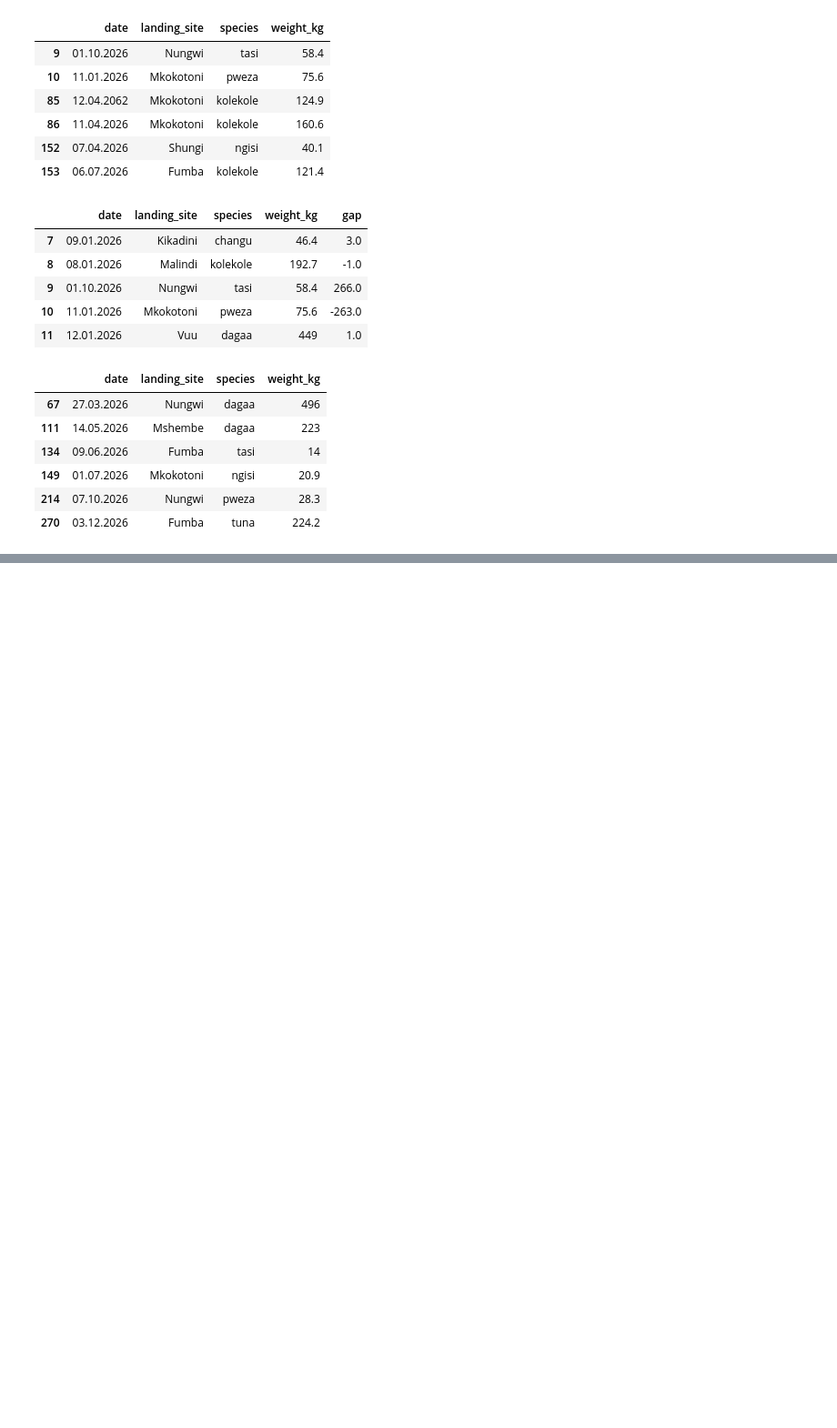
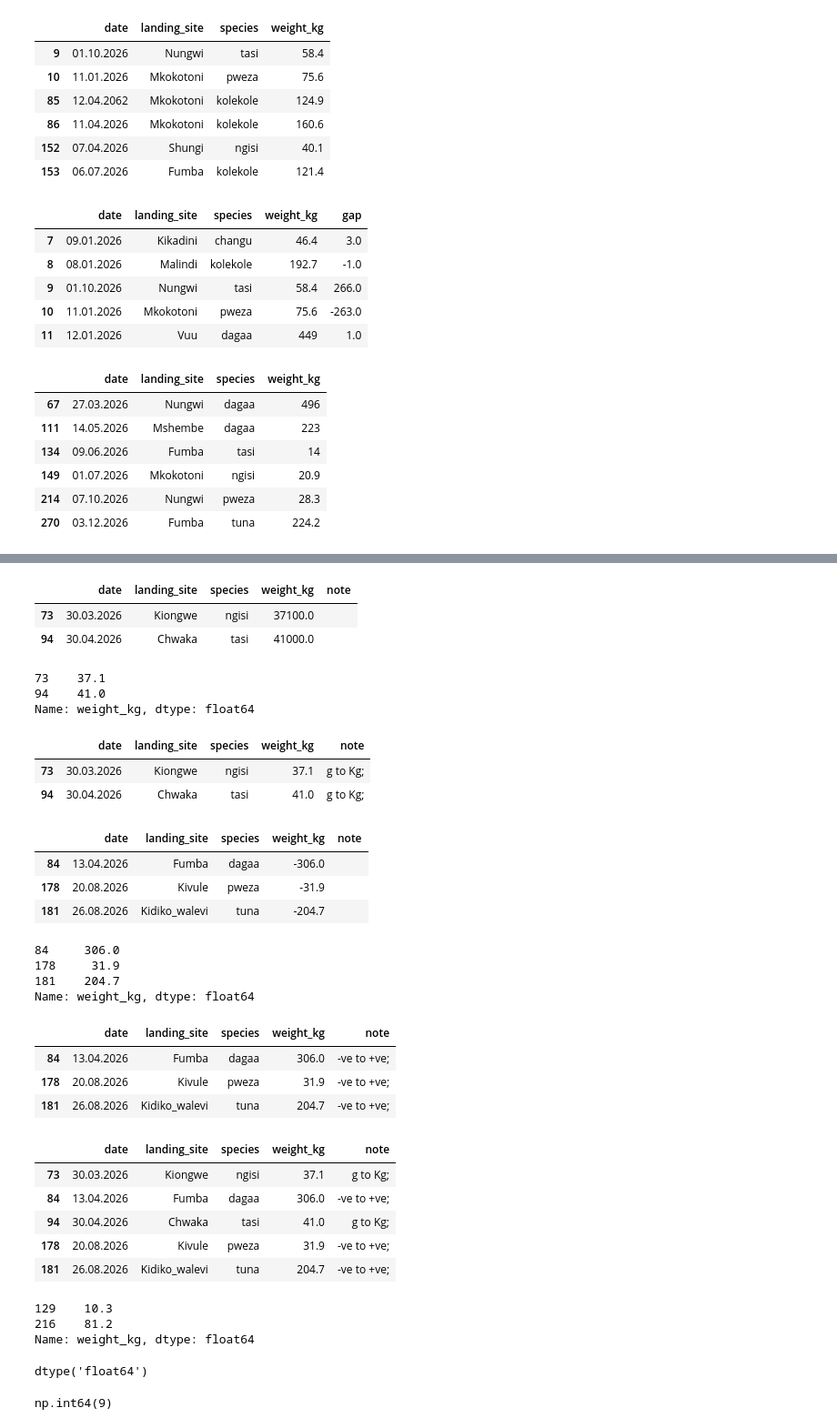
Before and after one commit to GabrielMasala/catch_summariser, a Jupyter notebook: catch_trends.ipynb, the cells around one changed output, grey strips where cells are left out. Shown at 91% size. Drawn from its saved outputs; the diff is of its cells as text; code cells hidden in the pictures; blank space fills up the shorter version.

```diff
--- a/catch_trends.ipynb
+++ b/catch_trends.ipynb
@@ -265,0 +322,6 @@ landings[landings.duplicated()]
+# %%
+landings[grams]
+# %% [output]
+|  | date | landing_site | species | weight_kg | note |
+| 73 | 30.03.2026 | Kiongwe | ngisi | 37100.0 |  |
+| 94 | 30.04.2026 | Chwaka | tasi | 41000.0 |  |
@@ -265,0 +330,64 @@ landings[landings.duplicated()]
+# %%
+landings.loc[grams, "weight_kg"]
+# %% [output]
+73    37.1
+94    41.0
+Name: weight_kg, dtype: float64
+# %%
+landings.loc[grams, "note"] += "g to Kg; "
+# %%
+landings[grams]
+# %% [output]
+|  | date | landing_site | species | weight_kg | note |
+| 73 | 30.03.2026 | Kiongwe | ngisi | 37.1 | g to Kg; |
+| 94 | 30.04.2026 | Chwaka | tasi | 41.0 | g to Kg; |
+# %%
+negatives = weights_clean < Minimum_kg
+# %%
+landings[negatives]
+# %% [output]
+|  | date | landing_site | species | weight_kg | note |
+| 84 | 13.04.2026 | Fumba | dagaa | -306.0 |  |
+| 178 | 20.08.2026 | Kivule | pweza | -31.9 |  |
+| 181 | 26.08.2026 | Kidiko_walevi | tuna | -204.7 |  |
+# %%
+landings.loc[negatives, "weight_kg"] = landings.loc[negatives, "weight_kg"] * -1
+# %%
+landings.loc[negatives, "weight_kg"]
+# %% [output]
+84     306.0
+178     31.9
+181    204.7
+Name: weight_kg, dtype: float64
+# %%
+landings.loc[negatives, "note"] += "-ve to +ve; "
+# %%
+landings[negatives]
+# %% [output]
+|  | date | landing_site | species | weight_kg | note |
+| 84 | 13.04.2026 | Fumba | dagaa | 306.0 | -ve to +ve; |
+| 178 | 20.08.2026 | Kivule | pweza | 31.9 | -ve to +ve; |
+| 181 | 26.08.2026 | Kidiko_walevi | tuna | 204.7 | -ve to +ve; |
+# %%
+landings[landings["note"] != ""]
+# %% [output]
+|  | date | landing_site | species | weight_kg | note |
+| 73 | 30.03.2026 | Kiongwe | ngisi | 37.1 | g to Kg; |
+| 84 | 13.04.2026 | Fumba | dagaa | 306.0 | -ve to +ve; |
+| 94 | 30.04.2026 | Chwaka | tasi | 41.0 | g to Kg; |
+| 178 | 20.08.2026 | Kivule | pweza | 31.9 | -ve to +ve; |
+| 181 | 26.08.2026 | Kidiko_walevi | tuna | 204.7 | -ve to +ve; |
+# %%
+landings.loc[[129, 216], "weight_kg"]
+# %% [output]
+129    10.3
+216    81.2
+Name: weight_kg, dtype: float64
+# %%
+landings["weight_kg"].dtype
+# %% [output]
+dtype('float64')
+# %%
+landings["weight_kg"].isna().sum()
+# %% [output]
+np.int64(9)
```
Also changed, not shown: parts of 18 cells of this notebook.
